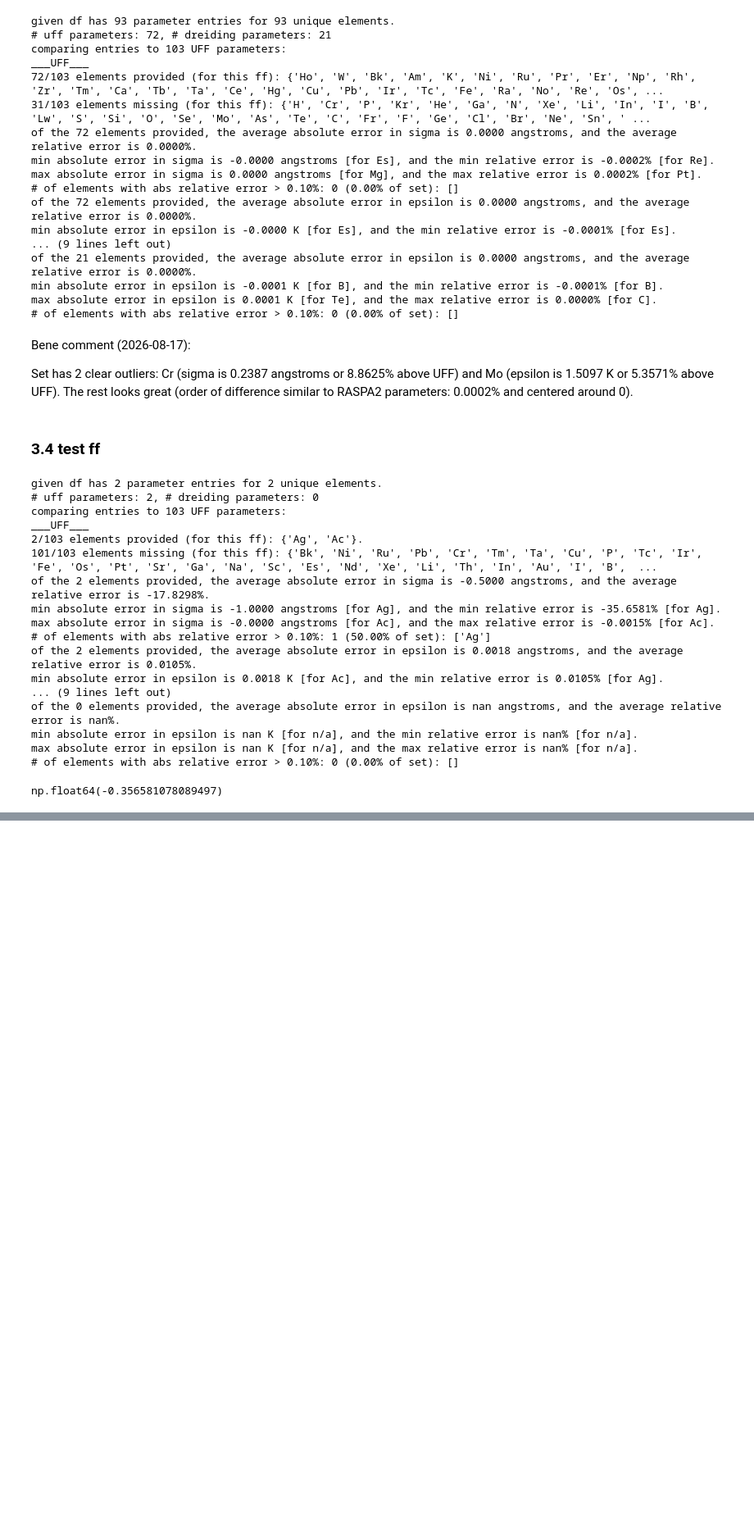
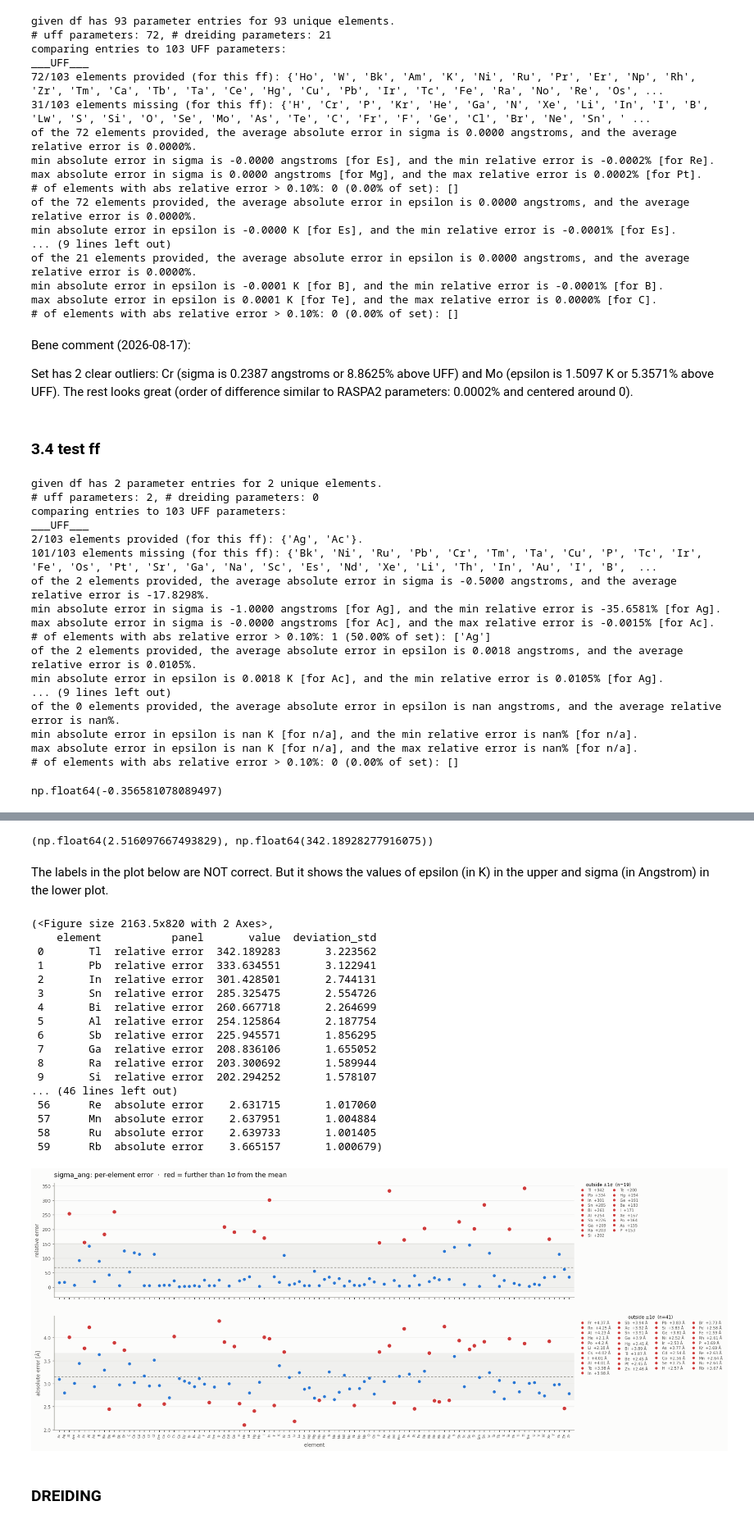
Before and after one commit to bebuhk/force_field_parameters, a Jupyter notebook: check_ff_parameter.ipynb, the cells around one changed output, grey strips where cells are left out. Shown at 82% size. Saved outputs shown, nothing was run; the diff lists cells and outputs as text; code cells hidden in the pictures; blank space fills up the shorter version.

Commit message:
plot uff and dreiding parameters. add readme

```diff
--- a/check_ff_parameter.ipynb
+++ b/check_ff_parameter.ipynb
@@ -534,9 +534,11 @@ def plot_error_profile(
     *,
     element_col: str = "element",
     n_std: float = 1.0,
-    rel_as_percent: bool = True,
+    rel_as_percent: bool = False, ### its already handed over in %. so dont multiply by 100 again
     unit: str | None = None,
     savepath: str | None = None,
+    overwrite_abs_error = False,
+    overwrite_rel_error = False,
 ) -> tuple[plt.Figure, pd.DataFrame]:
     """Two stacked panels for one quantity: relative error on top, absolute below.
 
@@ -564,6 +566,11 @@ def plot_error_profile(
     ``panel``, ``value`` and ``deviation_std``.
     """
     rel_col, abs_col = f"{quantity}_rel_error", f"{quantity}_abs_error"
+    if overwrite_abs_error:
+        abs_col = overwrite_abs_error
+    if overwrite_rel_error:
+        rel_col = overwrite_rel_error
+
     missing = [c for c in (element_col, rel_col, abs_col) if c not in df.columns]
     if missing:
         raise KeyError(f"missing column(s): {missing}")
@@ -1198,0 +1232,29 @@ np.float64(-0.356581078089497)
+# %%
+UFF["epsilon_K"].min(), UFF["epsilon_K"].max()
+# %% [output]
+(np.float64(2.516097667493829), np.float64(342.18928277916075))
+# %% [markdown]
+The labels in the plot below are NOT correct. But it shows the values of epsilon (in K) in the upper and sigma (in Angstrom) in the lower plot.
+# %%
+plot_error_profile(UFF, overwrite_abs_error="sigma_ang", overwrite_rel_error="epsilon_K")
+# %% [output]
+(<Figure size 2163.5x820 with 2 Axes>,
+    element           panel       value  deviation_std
+ 0       Tl  relative error  342.189283       3.223562
+ 1       Pb  relative error  333.634551       3.122941
+ 2       In  relative error  301.428501       2.744131
+ 3       Sn  relative error  285.325475       2.554726
+ 4       Bi  relative error  260.667718       2.264699
+ 5       Al  relative error  254.125864       2.187754
+ 6       Sb  relative error  225.945571       1.856295
+ 7       Ga  relative error  208.836106       1.655052
+ 8       Ra  relative error  203.300692       1.589944
+ 9       Si  relative error  202.294252       1.578107
+... (46 lines left out)
+ 56      Re  absolute error    2.631715       1.017060
+ 57      Mn  absolute error    2.637951       1.004884
+ 58      Ru  absolute error    2.639733       1.001405
+ 59      Rb  absolute error    3.665157       1.000679)
+[figure, added]
+# %% [markdown]
+### DREIDING
```
Also changed, not shown: parts of 13 cells of this notebook, 1 other file.
